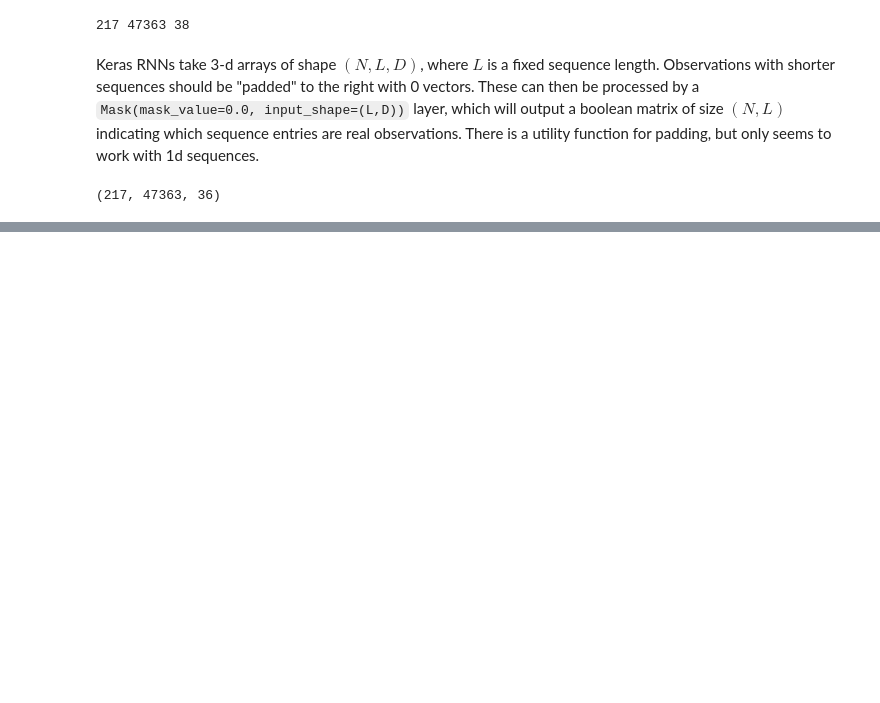
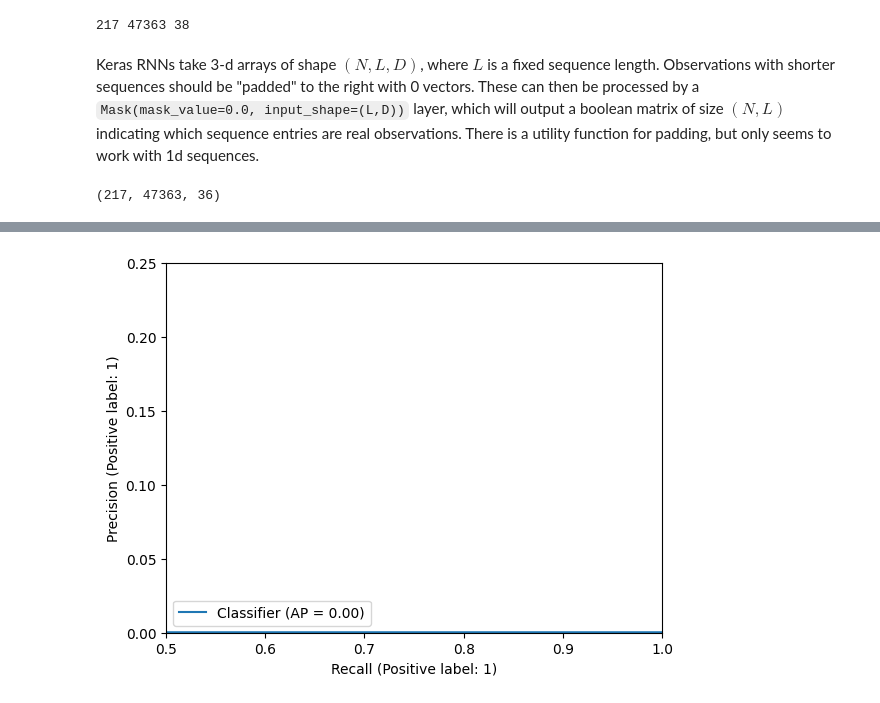
Before and after one commit to msc2106/CreditCardFraud, a Jupyter notebook: notebooks/rnn.ipynb, the cells around one changed output, grey strips where cells are left out. Saved outputs shown, nothing was run; the diff lists cells and outputs as text; code cells hidden in the pictures; blank space fills up the shorter version.

```diff
--- a/notebooks/rnn.ipynb
+++ b/notebooks/rnn.ipynb
@@ -60,7 +60,7 @@ print(len(train_users), max_length, D)
 Keras RNNs take 3-d arrays of shape $(N, L, D)$, where $L$ is a fixed sequence length. Observations with shorter sequences should be "padded" to the right with 0 vectors. These can then be processed by a `Mask(mask_value=0.0, input_shape=(L,D))` layer, which will output a boolean matrix of size $(N,L)$ indicating which sequence entries are real observations. There is a utility function for padding, but only seems to work with 1d sequences.
 # %%
 X_seq_train = np.zeros((len(train_users), max_length, D-2))
-y_seq_train = np.zeros((len(train_users), max_length))
+y_seq_train = np.zeros((len(train_users), max_length, 1))
 X_seq_train.shape
 # %% [output]
 (217, 47363, 36)
@@ -68,6 +68,7 @@ X_seq_train.shape
 for i, user in enumerate(train_users):
     seq_length = len(X_train[X_train.user==user])
     X_seq_train[i,:seq_length,:] = X_train[X_train.user==user].drop(columns=['user', 'is_fraud']).copy()
-    y_seq_train[i,:seq_length] = X_train[X_train.user==user].is_fraud.copy()
+    y_seq_train[i,:seq_length,0] = X_train[X_train.user==user].is_fraud.copy()
+y_train = y_seq_train.reshape(-1)
 # %%
 seq_length, col_nums = X_seq_train.shape[1:]
@@ -76,12 +81,29 @@ This actually needs to have a decoder...
 # %%
 rnn = keras.models.Sequential()
+
 rnn.add(keras.layers.Masking(input_shape=(seq_length, col_nums)))
+
+feature_extraction = keras.layers.Dense(50, activation='relu')
+rnn.add(keras.layers.TimeDistributed(feature_extraction))
+
 rnn.add(keras.layers.LSTM(25, return_sequences=True))
-# rnn.add(keras.layers.Dense(50, activation='relu'))
-rnn.add(keras.layers.SimpleRNN(1, return_sequences=True))
+
+post_rnn = keras.layers.Dense(50, activation='relu')
+rnn.add(keras.layers.TimeDistributed(post_rnn))
+
+output_layer = keras.layers.Dense(1, activation='sigmoid')
+rnn.add(keras.layers.TimeDistributed(output_layer))
+
 rnn.compile(
     optimizer='adam',
     loss='binary_crossentropy'
 )
-rnn.fit(X_seq_train, y_seq_train)
+print(rnn.summary())
+training_history = rnn.fit(
+    X_seq_train,
+    y_seq_train,
+    epochs=10,
+    use_multiprocessing=True,
+    workers=2
+)
 # %% [output]
@@ -101,0 +127,2 @@ print(y_pred.shape)
+# %%
+y_pred = rnn.predict(X_seq_train).reshape(-1)
@@ -101,0 +131,6 @@ print(y_pred.shape)
+# %%
+from sklearn.metrics import PrecisionRecallDisplay
+p_r_curve = PrecisionRecallDisplay.from_predictions(y_train, y_pred)
+plt.axis([0.5, 1., 0., 0.25]);
+# %% [output]
+[figure, added]
```
Also changed, not shown: parts of 9 cells of this notebook.
